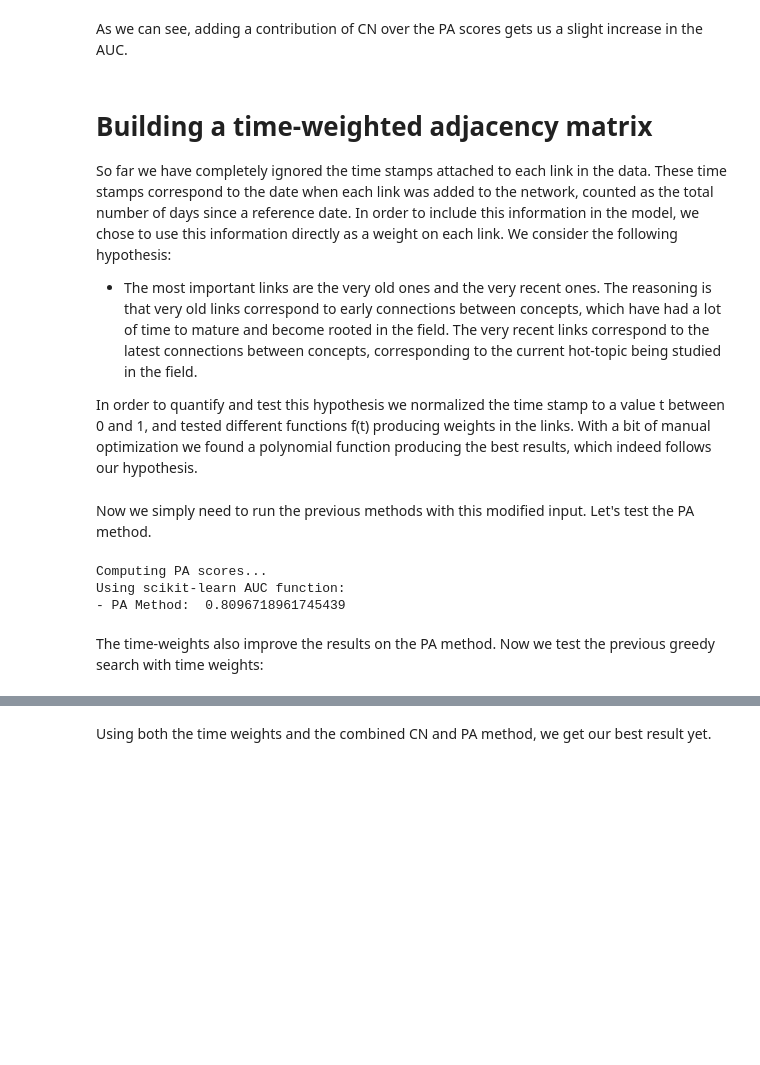
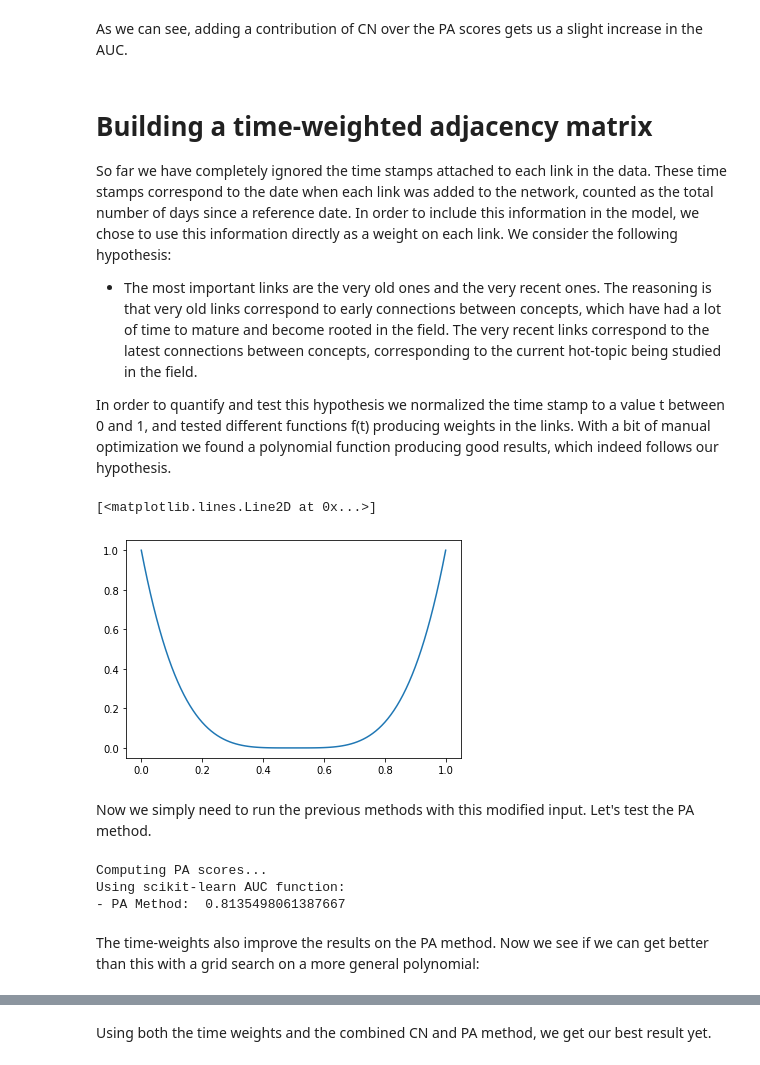
Before and after one commit to Buffoni/quantum-link-prediction, a Jupyter notebook: full_code.ipynb, the cells around one changed output, grey strips where cells are left out. Saved outputs shown, nothing was run; the diff lists cells and outputs as text; code cells hidden in the pictures; blank space fills up the shorter version.

```diff
--- a/full_code.ipynb
+++ b/full_code.ipynb
@@ -291,18 +293,33 @@ So far we have completely ignored the time stamps attached to each link in the d
 
 - The most important links are the very old ones and the very recent ones. The reasoning is that very old links correspond to early connections between concepts, which have had a lot of time to mature and become rooted in the field. The very recent links correspond to the latest connections between concepts, corresponding to the current hot-topic being studied in the field.
 
-In order to quantify and test this hypothesis we normalized the time stamp to a value t between 0 and 1, and tested different functions f(t) producing weights in the links. With a bit of manual optimization we found a polynomial function producing the best results, which indeed follows our hypothesis.
+In order to quantify and test this hypothesis we normalized the time stamp to a value t between 0 and 1, and tested different functions f(t) producing weights in the links. With a bit of manual optimization we found a polynomial function producing good results, which indeed follows our hypothesis.
 # %%
+def polynomial(x, x0, x1, a, b):
+    return x0 + (a*(x-x1))**b
+
+a  = 2
+x0 = 0.0
+x1 = 0.5
+b  = 4
+
 # Normalizing the time-stamps
 times = full_dynamic_graph_sparse[:, 2]
 t     = times/times.max()
 
 # Polynomial function of the time-stamps
-times_norm = 0.5+(2*t-1)**4
+times_norm = polynomial(t, x0, x1, a, b)
 times_norm = np.concatenate([times_norm, times_norm])
 
 # Building the weighted adjacency matrix
 adjM_weighted = ss.csr_matrix((times_norm, (data_rows, data_cols)), shape=(NUM_OF_VERTICES, NUM_OF_VERTICES))
+
+delta = 0.01
+x = np.arange(0, 1+delta, delta)
+plt.plot(x , polynomial(x, x0, x1, a, b))
+# %% [output]
+[<matplotlib.lines.Line2D at 0x...>]
+[figure, added]
 # %% [markdown]
 Now we simply need to run the previous methods with this modified input. Let's test the PA method.
 # %%
@@ -317,6 +334,6 @@ print("- PA Method: ", AUC_PA_sk_time)
 # %% [output]
 Computing PA scores...
 Using scikit-learn AUC function:
-- PA Method:  0.8096718961745439
+- PA Method:  0.8135498061387667
 # %% [markdown]
-The time-weights also improve the results on the PA method. Now we test the previous greedy search with time weights:
+The time-weights also improve the results on the PA method. Now we see if we can get better than this with a grid search on a more general polynomial:
```
Also changed, not shown: parts of 9 cells of this notebook.
